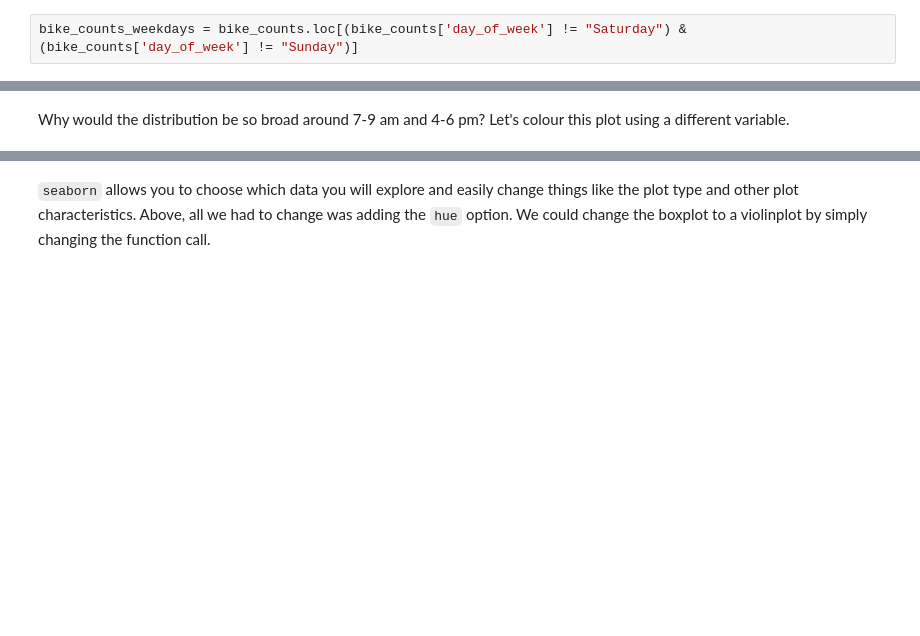
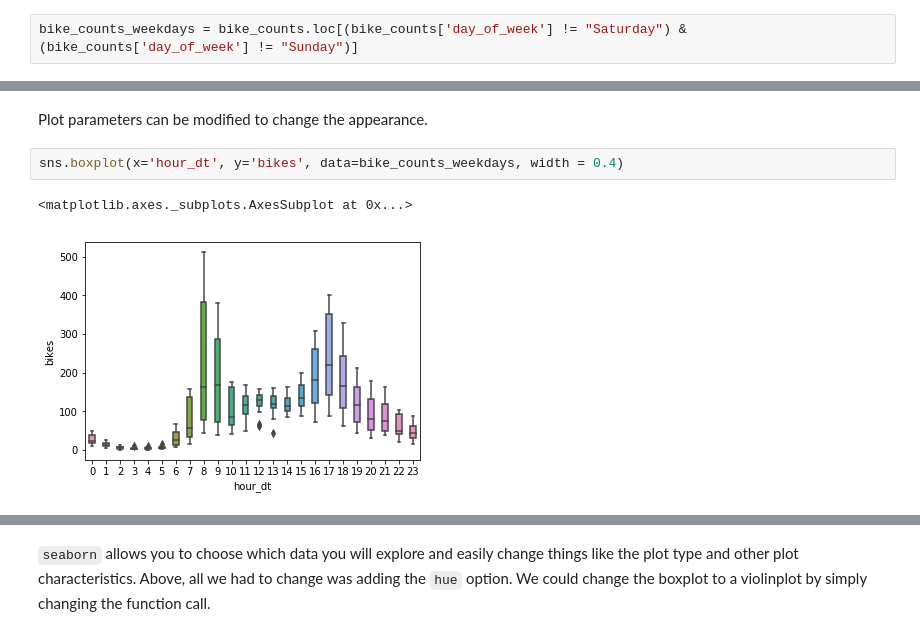
Before and after one commit to mbonsma/python-workshop, a Jupyter notebook: python-workshop.ipynb, the cells around one changed output, grey strips where cells are left out. Drawn from its saved outputs; the diff is of its cells as text; blank space fills up the shorter version.

Commit message:
plotting section up to catplot

```diff
--- a/python-workshop.ipynb
+++ b/python-workshop.ipynb
@@ -1585,2 +1598,7 @@ sns.boxplot(x='hour_dt', y='bikes', data=bike_counts_weekdays)
-# %% [markdown]
-Why would the distribution be so broad around 7-9 am and 4-6 pm? Let's colour this plot using a different variable.
+# %% [markdown]
+Plot parameters can be modified to change the appearance.
+# %%
+sns.boxplot(x='hour_dt', y='bikes', data=bike_counts_weekdays, width = 0.4)
+# %% [output]
+<matplotlib.axes._subplots.AxesSubplot at 0x...>
+[figure, added]
```
Also changed, not shown: parts of 32 cells of this notebook.
